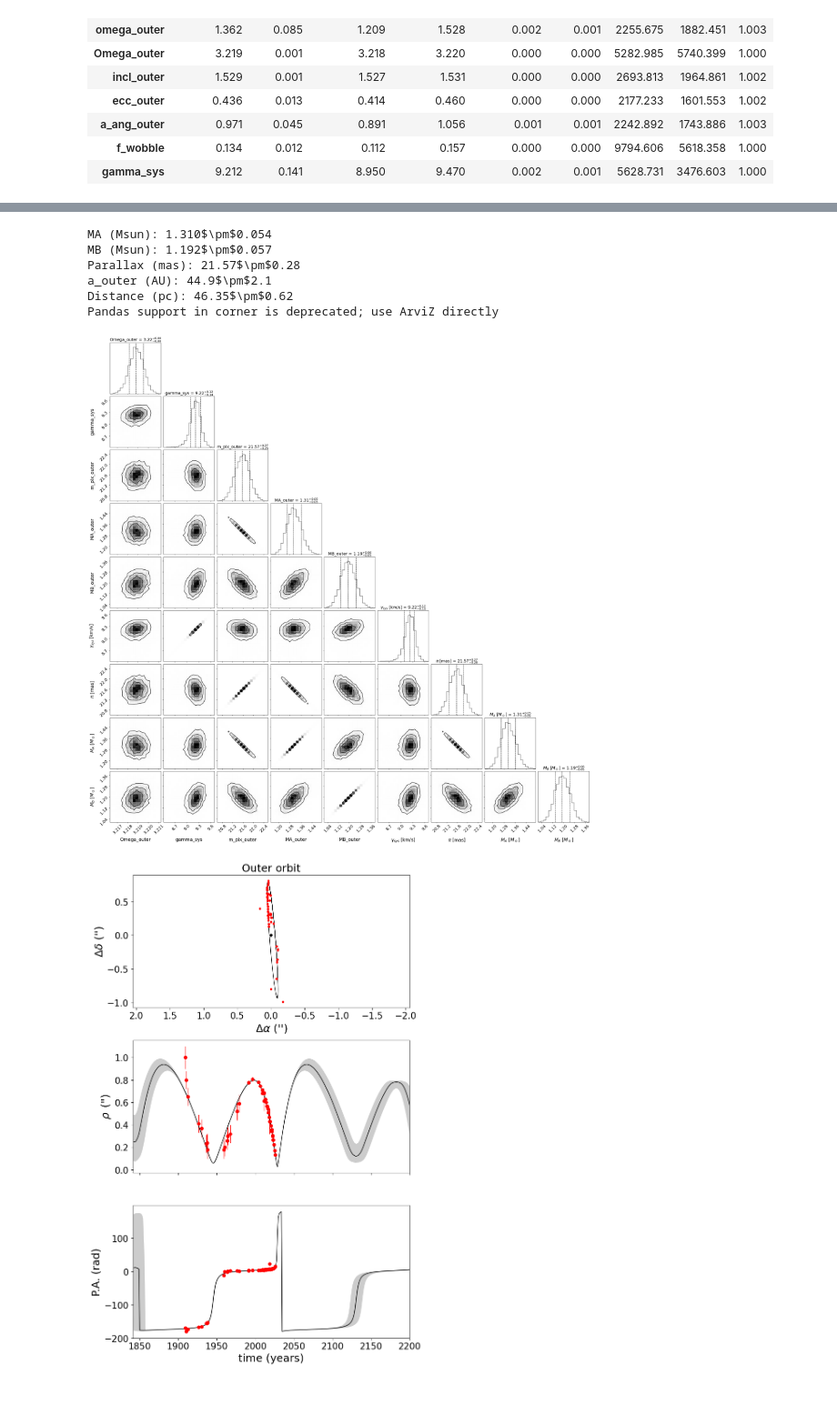
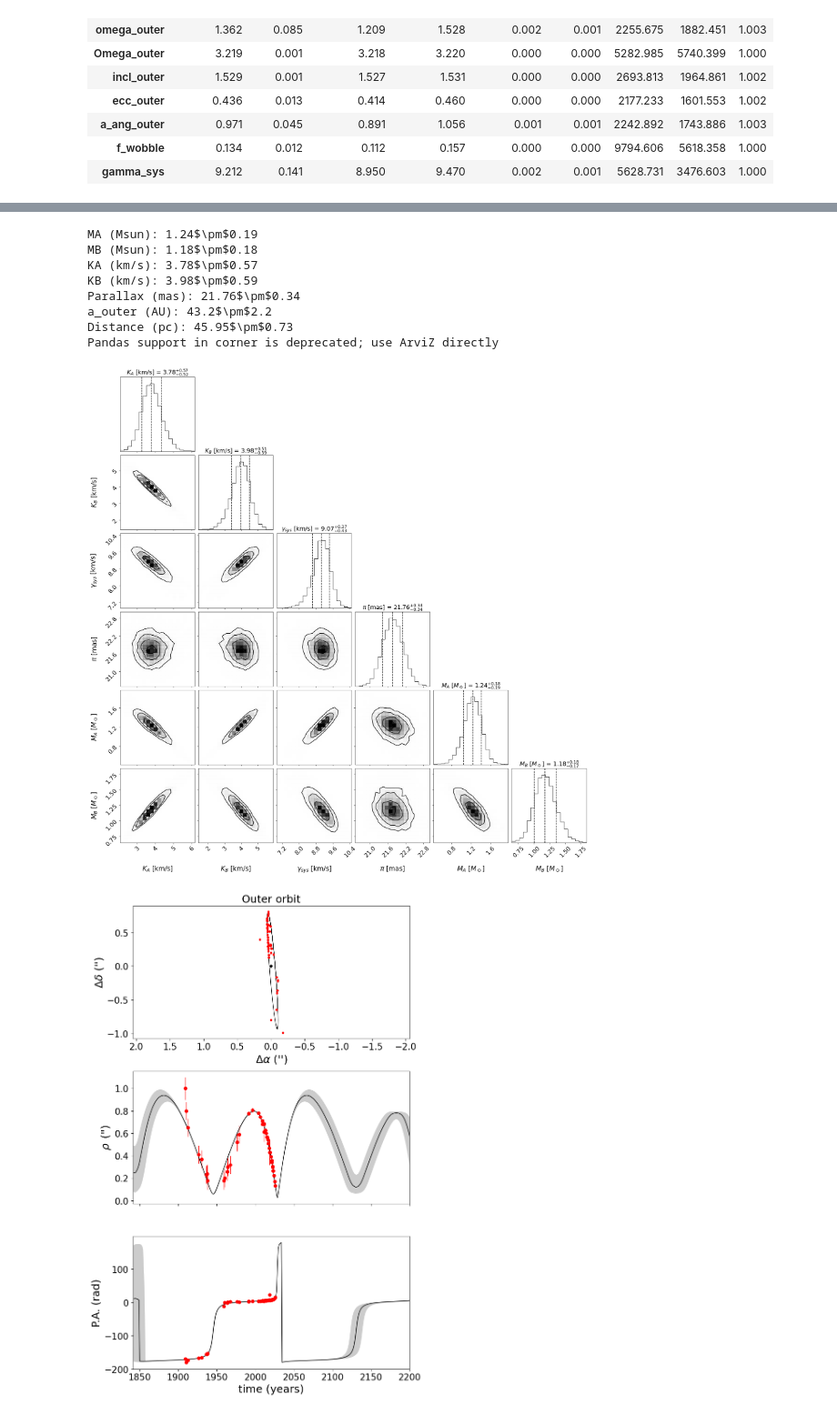
Before and after one commit to szunigaf/HD98800-orbit, a Jupyter notebook: AaAbB/AaAbB_orbit.ipynb, the cells around one changed output, grey strips where cells are left out. Shown at 91% size. Cells and saved outputs as stored; diff of their text form; code cells hidden in the pictures.

```diff
--- a/AaAbB/AaAbB_orbit.ipynb
+++ b/AaAbB/AaAbB_orbit.ipynb
@@ -635,7 +656,7 @@ a_outer_0 = 1.067
 M_BaBb_0 = 1.306
 
 # Previous approximate value
-M_BaBb_previous_0 = 1.37
+M_BaBb_previous_0 = 1.306
 
 
 # =============================================================
@@ -1466,7 +1545,7 @@ plt.show()
 np.random.seed(39091)
 with model:
     trace = pmx.sample(
-        tune=5500, draws=2000, start=map_soln, chains=4, cores=4, target_accept=0.99, init="adapt_full",
+        tune=3500, draws=2000, start=map_soln, chains=5, cores=5, target_accept=0.98, init="adapt_full",
     )
 # %% [output]
 The version of PyMC you are using is very outdated.
@@ -1724,8 +1803,8 @@ samples = pm.trace_to_dataframe(
     trace,
     varnames=[
         "Omega_outer",
-        #"K_A_outer",
-        #"K_B_outer",
+        "K1_outer",
+        "K2_outer",
         "gamma_sys",
         "m_plx_outer",
         "MA_outer",
@@ -1750,9 +1829,9 @@ samples["$\\Omega$ [deg]"] = (
 # RV parameters
 # ---------------------------------------------------------
 
-#samples["$K_A$ [km/s]"] = trace["K_A_outer"]
+samples["$K_A$ [km/s]"] = trace["K1_outer"]
 
-#samples["$K_B$ [km/s]"] = trace["K_B_outer"]
+samples["$K_B$ [km/s]"] = trace["K2_outer"]
 
 samples["$\\gamma_{sys}$ [km/s]"] = trace["gamma_sys"]
 
@@ -1780,11 +1859,11 @@ print("MA (Msun): " + fmt(MA_b, MA_b_s))
 MB_b, MB_b_s = get_median_sigma(trace["MB_outer"])
 print("MB (Msun): " + fmt(MB_b, MB_b_s))
 
-#KA_b, KA_b_s = get_median_sigma(trace["K_A_outer"])
-#print("KA (km/s): " + fmt(KA_b, KA_b_s))
+KA_b, KA_b_s = get_median_sigma(trace["K1_outer"])
+print("KA (km/s): " + fmt(KA_b, KA_b_s))
 
-#KB_b, KB_b_s = get_median_sigma(trace["K_B_outer"])
-#print("KB (km/s): " + fmt(KB_b, KB_b_s))
+KB_b, KB_b_s = get_median_sigma(trace["K2_outer"])
+print("KB (km/s): " + fmt(KB_b, KB_b_s))
 
 plx_b, plx_b_s = get_median_sigma(trace["m_plx_outer"])
 print("Parallax (mas): " + fmt(plx_b, plx_b_s))
@@ -1829,6 +1908,24 @@ prior_dist.to_csv(
     index=False
 )
 
+# ============================================================
+# CLEAN DATAFRAME FOR CORNER
+# ============================================================
+
+raw_variables = [
+    "Omega_outer",
+    "K1_outer",
+    "K2_outer",
+    "gamma_sys",
+    "m_plx_outer",
+    "MA_outer",
+    "MB_outer",
+]
+
+for var in raw_variables:
+    if var in samples.columns:
+        del samples[var]
+
 # ---------------------------------------------------------
 # Corner plot
 # ---------------------------------------------------------
@@ -1843,39 +1940,41 @@ figure = corner.corner(
 )
 
 figure.subplots_adjust(
     right=1.5,
     top=1.5
 )
 
 for ax in figure.get_axes():
     ax.tick_params(
         axis="both",
         labelsize=18
     )
 
 # ---------------------------------------------------------
 # Save figures and complete posterior
 # ---------------------------------------------------------
 
 figure.savefig(
     "Plots/AaAbB_corner_Mass_plx_RVs.pdf",
     dpi=300,
     pad_inches=0.3,
     bbox_inches="tight"
 )
 
 samples.to_csv(
     "CSV/AaAbB_posterior_Mass_plx_RVs.csv",
     index=False
 )
 # %% [output]
-MA (Msun): 1.310$\pm$0.054
-MB (Msun): 1.192$\pm$0.057
-Parallax (mas): 21.57$\pm$0.28
-a_outer (AU): 44.9$\pm$2.1
-Distance (pc): 46.35$\pm$0.62
+MA (Msun): 1.24$\pm$0.19
+MB (Msun): 1.18$\pm$0.18
+KA (km/s): 3.78$\pm$0.57
+KB (km/s): 3.98$\pm$0.59
+Parallax (mas): 21.76$\pm$0.34
+a_outer (AU): 43.2$\pm$2.2
+Distance (pc): 45.95$\pm$0.73
 Pandas support in corner is deprecated; use ArviZ directly
-[figure, old version]
+[figure, new version]
 # %%
 
 # --- reconstruct the time grid for the physical-separation track ---
```
Also changed, not shown: parts of 8 cells of this notebook, 6 other files.
